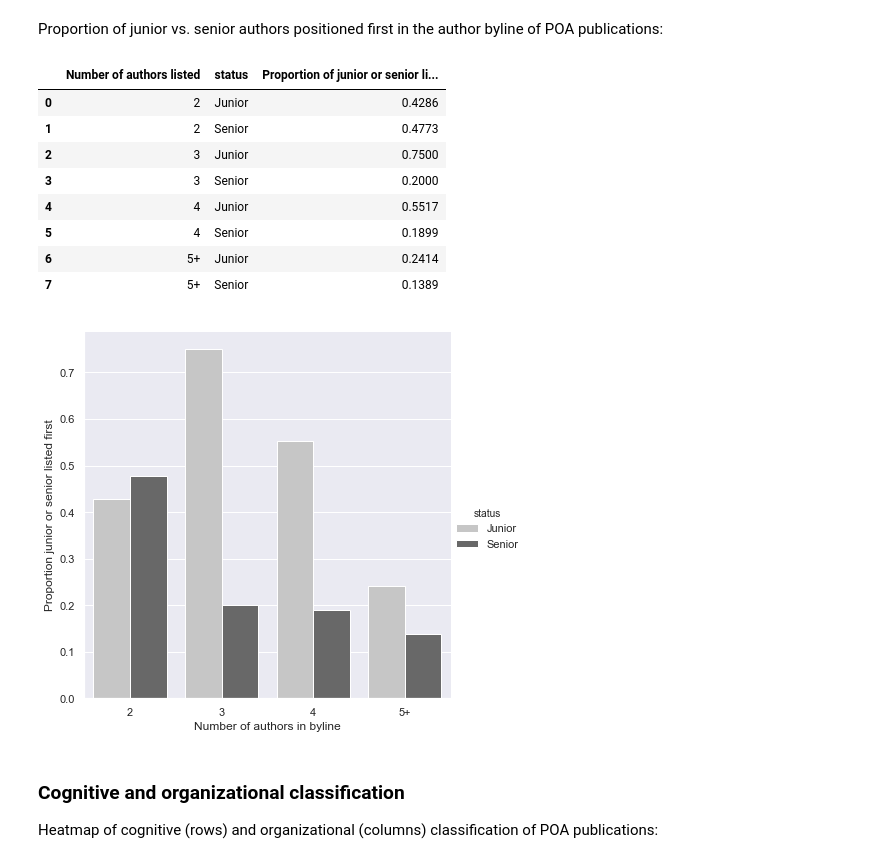
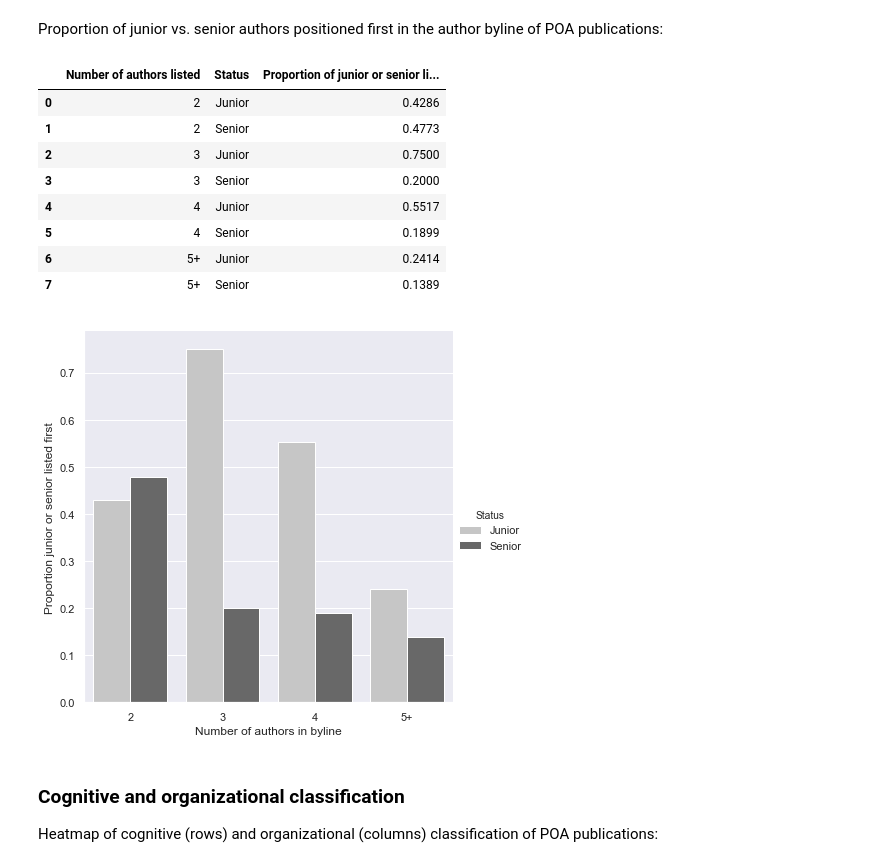
Before and after one commit to JoshuaE1/Questionable-journals-in-PRFS, a Jupyter notebook: POA_analysis.ipynb, the cells around one changed output. Saved outputs shown, nothing was run; the diff lists cells and outputs as text; code cells hidden in the pictures.

```diff
--- a/POA_analysis.ipynb
+++ b/POA_analysis.ipynb
@@ -31,7 +29,7 @@ warnings.filterwarnings('ignore')
 # %% [markdown]
 ## Description of data
 # %%
-df = pd.read_csv("data/POA_dataset.csv", delimiter=';')
+df = pd.read_csv("data/POA_dataset.csv")
 # %%
 # Which columns are stored?
 df.columns
@@ -251,45 +254,43 @@ average_prop_senior_authors(df)
 Proportion of junior vs. senior authors positioned first in the author byline of POA publications:
 # %%
 df_temp = df[['pub_id', 'senior', 'auth_in_place', 'number_of_auth_tot_article']]
+df_temp = df_temp.query('number_of_auth_tot_article != 1')
 
-df_temp = df_temp.loc[df_temp['number_of_auth_tot_article'] != 1]
+df_temp['number_auth_group'] = df_temp.number_of_auth_tot_article.where(
+    df_temp.number_of_auth_tot_article <= 4, other='5+')
+df_temp['Status'] = df_temp.senior.map({0: 'Junior', 1: 'Senior'})
 
-df_temp['number_of_auth_tot_article'] = df_temp['number_of_auth_tot_article'].where(df_temp['number_of_auth_tot_article'] <= 4,'5+')
-df_temp['auth_in_place'] = df_temp['auth_in_place'].where(df_temp['auth_in_place'] <= 1, 'Rest')
-df_temp['senior'] = np.where(df_temp['senior'] >= 1, 'Senior', 'Junior')
+df_temp_first = df_temp.query('auth_in_place == 1')
+count_all = df_temp.groupby(['number_auth_group', 'Status'])['pub_id'].size()
+count_first = df_temp_first.groupby(['number_auth_group', 'Status'])['pub_id'].size()
 
-df_temp_first = df_temp.loc[df_temp['auth_in_place'] == 1]
-df_temp = df_temp.groupby(['number_of_auth_tot_article', 'senior'])['pub_id'].size().reset_index()
-df_temp_first = df_temp_first.groupby(['number_of_auth_tot_article', 'senior'])['pub_id'].size().reset_index()
+df_counts = (count_first / count_all).to_frame('Proportion of junior or senior listed first')
+df_counts = (df_counts
+             .reset_index()
+             .rename(columns={'number_auth_group': 'Number of authors listed'}))
+display(df_counts)
 
-df_temp['Proportion of junior or senior listed first'] = df_temp_first['pub_id']/df_temp['pub_id']
-
-df_temp = df_temp.drop(columns='pub_id')
-df_temp = df_temp.rename(index=str, columns={"number_of_auth_tot_article": "Number of authors listed",
-                                   "senior": "status",
-                                  })
 ax = sns.catplot(x="Number of authors listed",
                  y="Proportion of junior or senior listed first",
-                 hue="status",
+                 hue="Status",
                  hue_order=['Junior','Senior'],
-                 data=df_temp,
+                 data=df_counts,
                  height=6,
                  kind="bar",
                  palette="Greys")
 ax.set(xlabel='Number of authors in byline', ylabel='Proportion junior or senior listed first')
-display(df_temp)
 plt.show()
 # %% [output]
-|  | Number of authors listed | status | Proportion of junior or senior li... |
+|  | Number of authors listed | Status | Proportion of junior or senior li... |
 | 0 | 2 | Junior | 0.4286 |
 | 1 | 2 | Senior | 0.4773 |
 | 2 | 3 | Junior | 0.7500 |
 | 3 | 3 | Senior | 0.2000 |
 | 4 | 4 | Junior | 0.5517 |
 | 5 | 4 | Senior | 0.1899 |
 | 6 | 5+ | Junior | 0.2414 |
 | 7 | 5+ | Senior | 0.1389 |
-[figure, old version]
+[figure, new version]
 # %% [markdown]
 ### Cognitive and organizational classification
 
```
Also changed, not shown: parts of 11 cells of this notebook.
